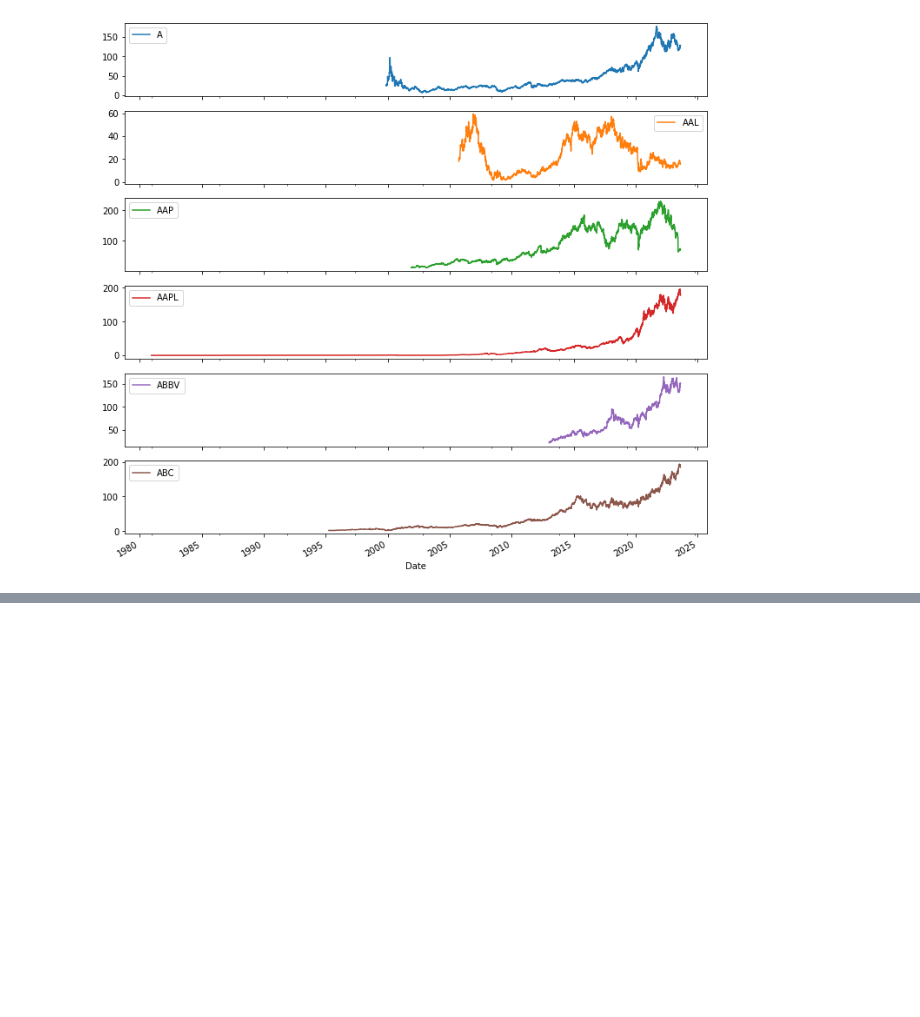
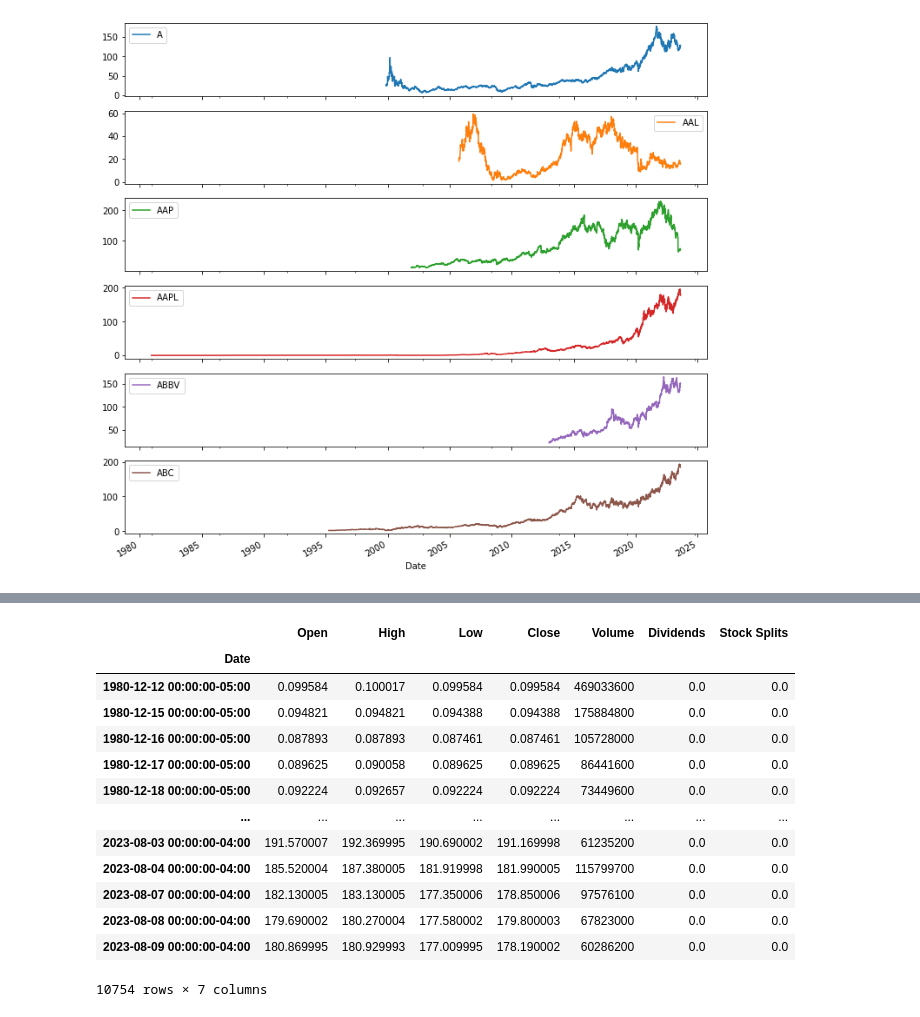
Before and after one commit to syedirfanx/financial-data-analysis, a Jupyter notebook: stock-analysis.ipynb, the cells around one changed output, grey strips where cells are left out. Cells and saved outputs as stored; diff of their text form; code cells hidden in the pictures; blank space fills up the shorter version.

```diff
--- a/stock-analysis.ipynb
+++ b/stock-analysis.ipynb
@@ -136,0 +161,17 @@ array([<AxesSubplot:xlabel='Date'>, <AxesSubplot:xlabel='Date'>,
+# %%
+apple_hist
+# %% [output]
+|  | Open | High | Low | Close | Volume | Dividends | Stock Splits |
+| Date |  |  |  |  |  |  |  |
+| 1980-12-12 00:00:00-05:00 | 0.099584 | 0.100017 | 0.099584 | 0.099584 | 469033600 | 0.0 | 0.0 |
+| 1980-12-15 00:00:00-05:00 | 0.094821 | 0.094821 | 0.094388 | 0.094388 | 175884800 | 0.0 | 0.0 |
+| 1980-12-16 00:00:00-05:00 | 0.087893 | 0.087893 | 0.087461 | 0.087461 | 105728000 | 0.0 | 0.0 |
+| 1980-12-17 00:00:00-05:00 | 0.089625 | 0.090058 | 0.089625 | 0.089625 | 86441600 | 0.0 | 0.0 |
+| 1980-12-18 00:00:00-05:00 | 0.092224 | 0.092657 | 0.092224 | 0.092224 | 73449600 | 0.0 | 0.0 |
+| ... | ... | ... | ... | ... | ... | ... | ... |
+| 2023-08-03 00:00:00-04:00 | 191.570007 | 192.369995 | 190.690002 | 191.169998 | 61235200 | 0.0 | 0.0 |
+| 2023-08-04 00:00:00-04:00 | 185.520004 | 187.380005 | 181.919998 | 181.990005 | 115799700 | 0.0 | 0.0 |
+| 2023-08-07 00:00:00-04:00 | 182.130005 | 183.130005 | 177.350006 | 178.850006 | 97576100 | 0.0 | 0.0 |
+| 2023-08-08 00:00:00-04:00 | 179.690002 | 180.270004 | 177.580002 | 179.800003 | 67823000 | 0.0 | 0.0 |
+| 2023-08-09 00:00:00-04:00 | 180.869995 | 180.929993 | 177.009995 | 178.190002 | 60286200 | 0.0 | 0.0 |
+10754 rows × 7 columns
```
Also changed, not shown: parts of 13 cells of this notebook.
